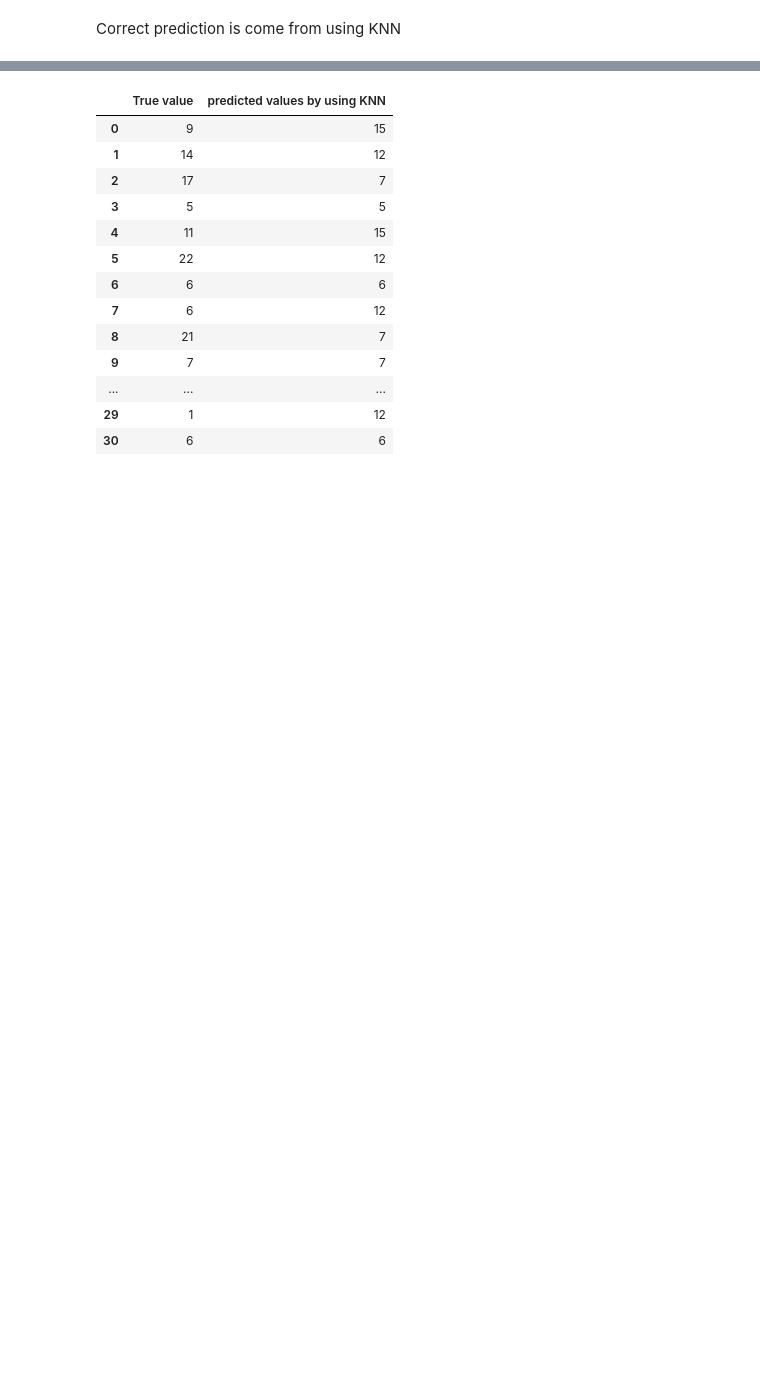
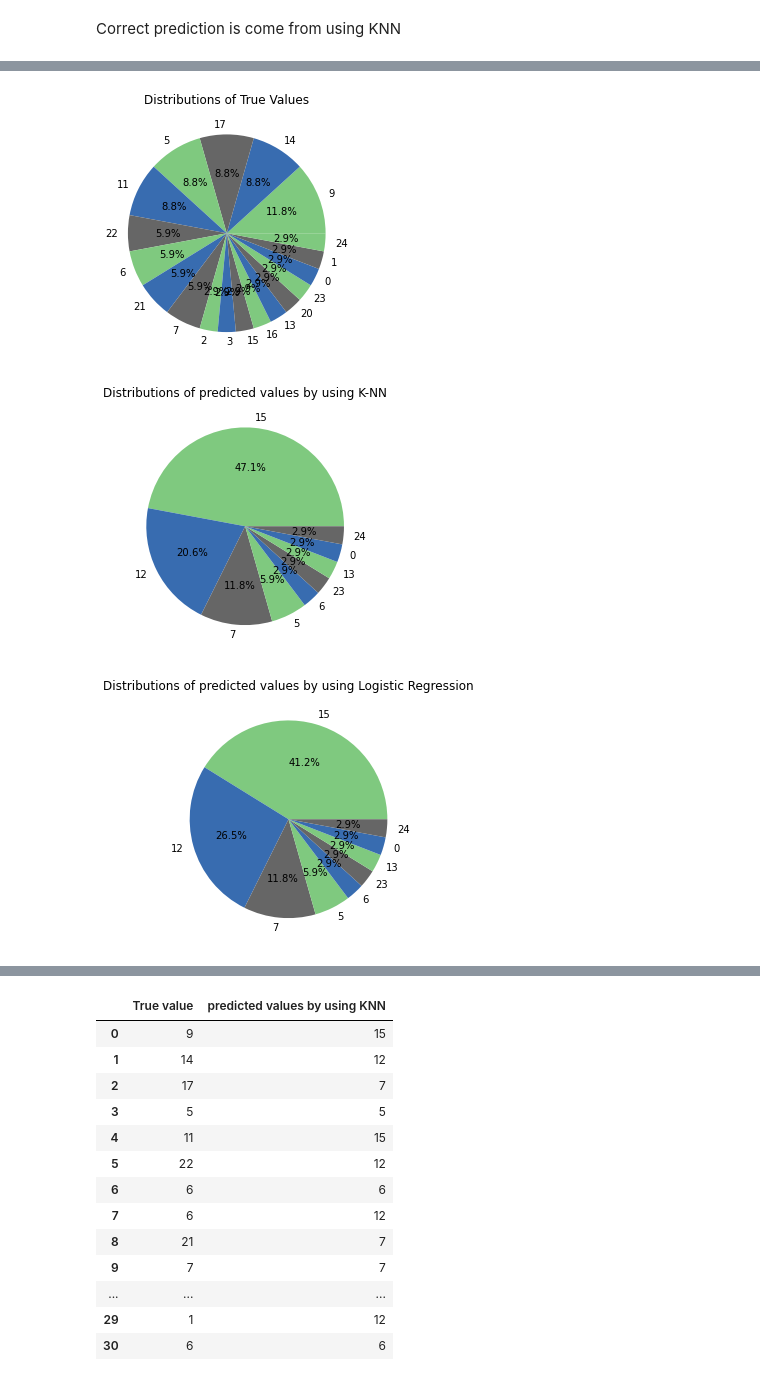
Before and after one commit to abdulmanafpv/Resume-Classification-Model, a Jupyter notebook: Resume Classification Model/Resume Classification.ipynb, the cells around one changed output, grey strips where cells are left out. Saved outputs shown, nothing was run; the diff lists cells and outputs as text; code cells hidden in the pictures; blank space fills up the shorter version.

```diff
--- a/Resume Classification Model/Resume Classification.ipynb
+++ b/Resume Classification Model/Resume Classification.ipynb
@@ -412,0 +444,77 @@ Correct prediction is come from using KNN
+# %%
+labels=Predicted_datas['True value'].unique()
+count=Predicted_data['True value'].value_counts()
+
+labels_KNN=Predicted_datas['predicted values by using KNN'].unique()
+count_KNN=Predicted_datas['predicted values by using KNN'].value_counts()
+
+labels_MultinomialNB=Predicted_datas['predicted values by using MultinomialNB'].unique()
+count_MultinomialNB=Predicted_datas['predicted values by using MultinomialNB'].value_counts()
+
+labels_Logistic_Regression=Predicted_datas[ 'predicted values by using Logistic Regression'].unique()
+count_Logistic_Regression=Predicted_datas[ 'predicted values by using Logistic Regression'].value_counts()
+
+labels_svm=Predicted_datas['predicted values by using svm'].unique()
+count_svm=Predicted_datas['predicted values by using svm'].value_counts()
+
+labels_Random_Forest=Predicted_datas['predicted values by using Random Forest'].unique()
+count_Random_Forest=Predicted_datas['predicted values by using Random Forest'].value_counts()
+# %%
+plt.figure(figsize=(10,10))
+from matplotlib.gridspec import GridSpec
+grid=GridSpec(2,2)
+cmap=plt.get_cmap('Accent')
+colors=[cmap(i) for i in np.linspace(0,1,3)]
+plt.subplot(grid[0,1],aspect=1,title='Distributions of True Values')
+pie=plt.pie(count,labels=labels,autopct='%1.1f%%',colors=colors)
+
+
+plt.figure(figsize=(10,10))
+from matplotlib.gridspec import GridSpec
+grid=GridSpec(2,2)
+cmap=plt.get_cmap('Accent')
+colors=[cmap(i) for i in np.linspace(0,1,3)]
+plt.subplot(grid[0,1],aspect=1,title='Distributions of predicted values by using K-NN')
+pie=plt.pie(count_KNN,labels=labels_KNN,autopct='%1.1f%%',colors=colors)
+print('Accuracy of Testing Data by using K-NN: {:.2f}'.format(mod.score(X_test,y_test)))
+
+
+plt.figure(figsize=(10,10))
+from matplotlib.gridspec import GridSpec
+grid=GridSpec(2,2)
+cmap=plt.get_cmap('Accent')
+colors=[cmap(i) for i in np.linspace(0,1,3)]
+plt.subplot(grid[0,1],aspect=1,title='Distributions of predicted values by using Logistic Regression')
+pie=plt.pie(count_Logistic_Regression,labels=labels_Logistic_Regression,autopct='%1.1f%%',colors=colors)
+print('Accuracy of Testing Data by using Logistic Regression: {:.2f}'.format(classifier.score(X_test,y_test)))
+
+plt.figure(figsize=(10,10))
+from matplotlib.gridspec import GridSpec
+grid=GridSpec(2,2)
+cmap=plt.get_cmap('Accent')
+colors=[cmap(i) for i in np.linspace(0,1,3)]
+plt.subplot(grid[0,1],aspect=1,title='Distributions of predicted values by using SVM')
+pie=plt.pie(count_svm,labels=labels_svm,autopct='%1.1f%%',colors=colors)
+print('Accuracy of Testing Data by using SVM: {:.2f}'.format(classifier_svm.score(X_test,y_test)))
+
+
+
+plt.figure(figsize=(10,10))
+from matplotlib.gridspec import GridSpec
+grid=GridSpec(2,2)
+cmap=plt.get_cmap('Accent')
+colors=[cmap(i) for i in np.linspace(0,1,3)]
+plt.subplot(grid[0,1],aspect=1,title='Distributions of predicted values by using Random Forest Classification')
+pie=plt.pie(count_MultinomialNB,labels=labels_MultinomialNB,autopct='%1.1f%%',colors=colors)
+print('Accuracy of Testing Data by using Random Forest Classification: {:.2f}'.format(classifier_random_forest.score(X_test,y_test)))
+
+
+plt.figure(figsize=(10,10))
+from matplotlib.gridspec import GridSpec
+grid=GridSpec(2,2)
+cmap=plt.get_cmap('Accent')
+colors=[cmap(i) for i in np.linspace(0,1,3)]
+plt.subplot(grid[0,1],aspect=1,title='Distributions of predicted values by using MultinomialNB')
+pie=plt.pie(count_Random_Forest,labels=labels_Random_Forest,autopct='%1.1f%%',colors=colors)
+print('Accuracy of MultinomialNB Classifier on test set: {:.2f}'.format(mod2.score(X_test, y_test)))
+# %% [output]
@@ -412,0 +526,3 @@ Correct prediction is come from using KNN
+[figure, added]
+[figure, added]
+[figure, added]
```
Also changed, not shown: parts of 31 cells of this notebook.
